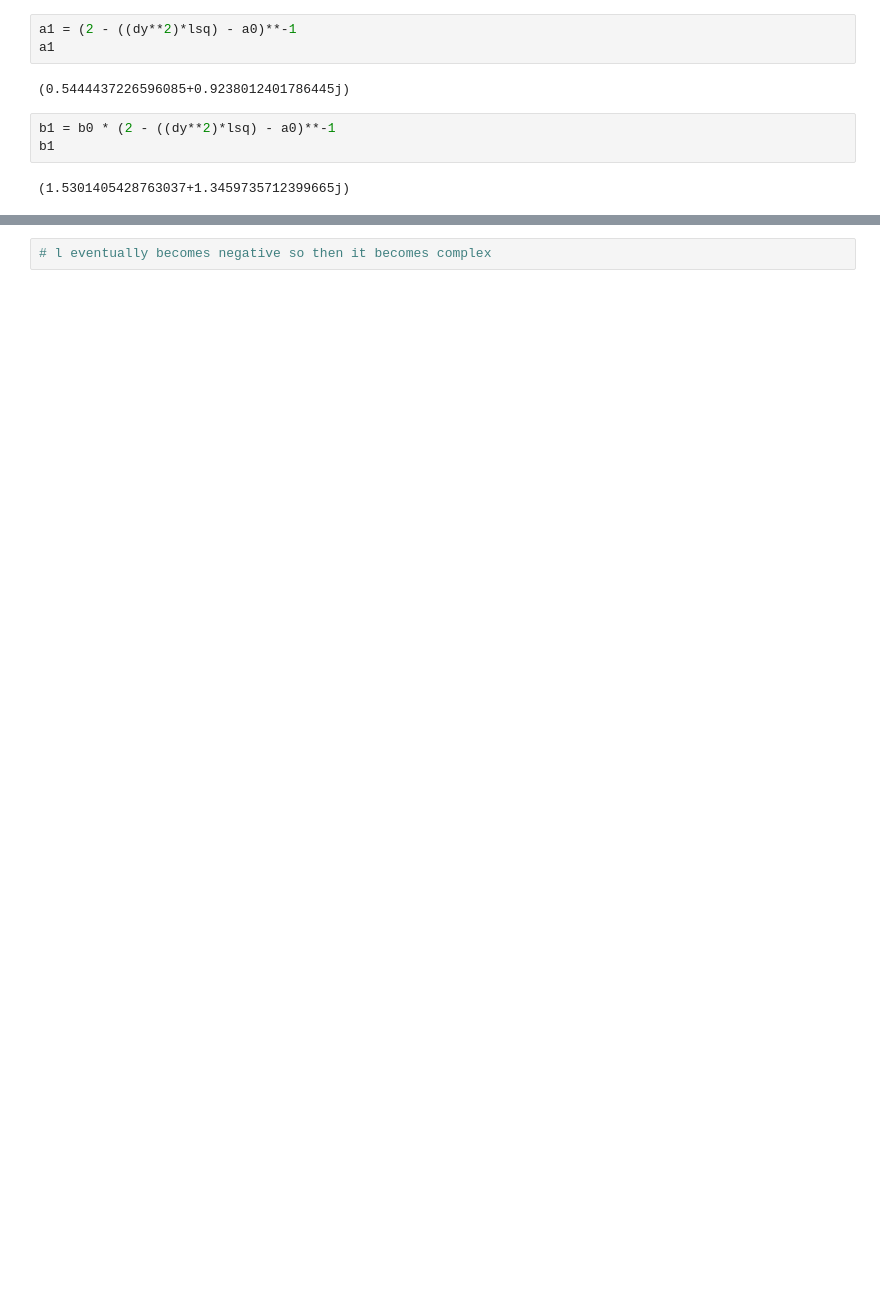
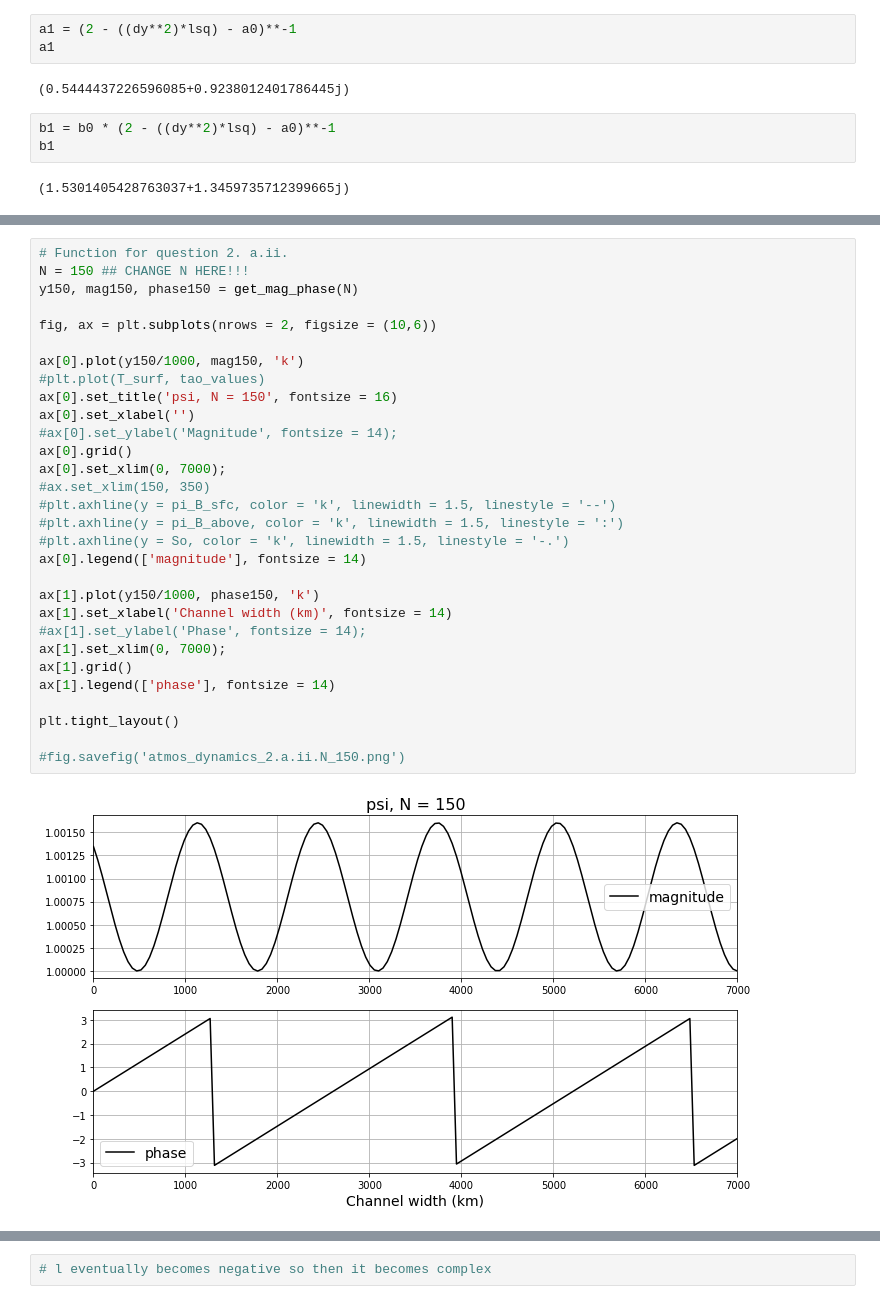
Before and after one commit to amv10070/ClimateDynamics, a Jupyter notebook: varuolo-clarke_homework1.ipynb, the cells around one changed output, grey strips where cells are left out. Drawn from its saved outputs; the diff is of its cells as text; blank space fills up the shorter version.

```diff
--- a/varuolo-clarke_homework1.ipynb
+++ b/varuolo-clarke_homework1.ipynb
@@ -130,0 +237,32 @@ b1
+# %%
+# Function for question 2. a.ii.
+N = 150 ## CHANGE N HERE!!!
+y150, mag150, phase150 = get_mag_phase(N)
+
+fig, ax = plt.subplots(nrows = 2, figsize = (10,6))
+
+ax[0].plot(y150/1000, mag150, 'k')
+#plt.plot(T_surf, tao_values)
+ax[0].set_title('psi, N = 150', fontsize = 16)
+ax[0].set_xlabel('')
+#ax[0].set_ylabel('Magnitude', fontsize = 14);
+ax[0].grid()
+ax[0].set_xlim(0, 7000);
+#ax.set_xlim(150, 350)
+#plt.axhline(y = pi_B_sfc, color = 'k', linewidth = 1.5, linestyle = '--')
+#plt.axhline(y = pi_B_above, color = 'k', linewidth = 1.5, linestyle = ':')
+#plt.axhline(y = So, color = 'k', linewidth = 1.5, linestyle = '-.')
+ax[0].legend(['magnitude'], fontsize = 14)
+
+ax[1].plot(y150/1000, phase150, 'k')
+ax[1].set_xlabel('Channel width (km)', fontsize = 14)
+#ax[1].set_ylabel('Phase', fontsize = 14);
+ax[1].set_xlim(0, 7000);
+ax[1].grid()
+ax[1].legend(['phase'], fontsize = 14)
+
+plt.tight_layout()
+
+#fig.savefig('atmos_dynamics_2.a.ii.N_150.png')
+# %% [output]
+[figure, added]
```
Also changed, not shown: parts of 27 cells of this notebook.
